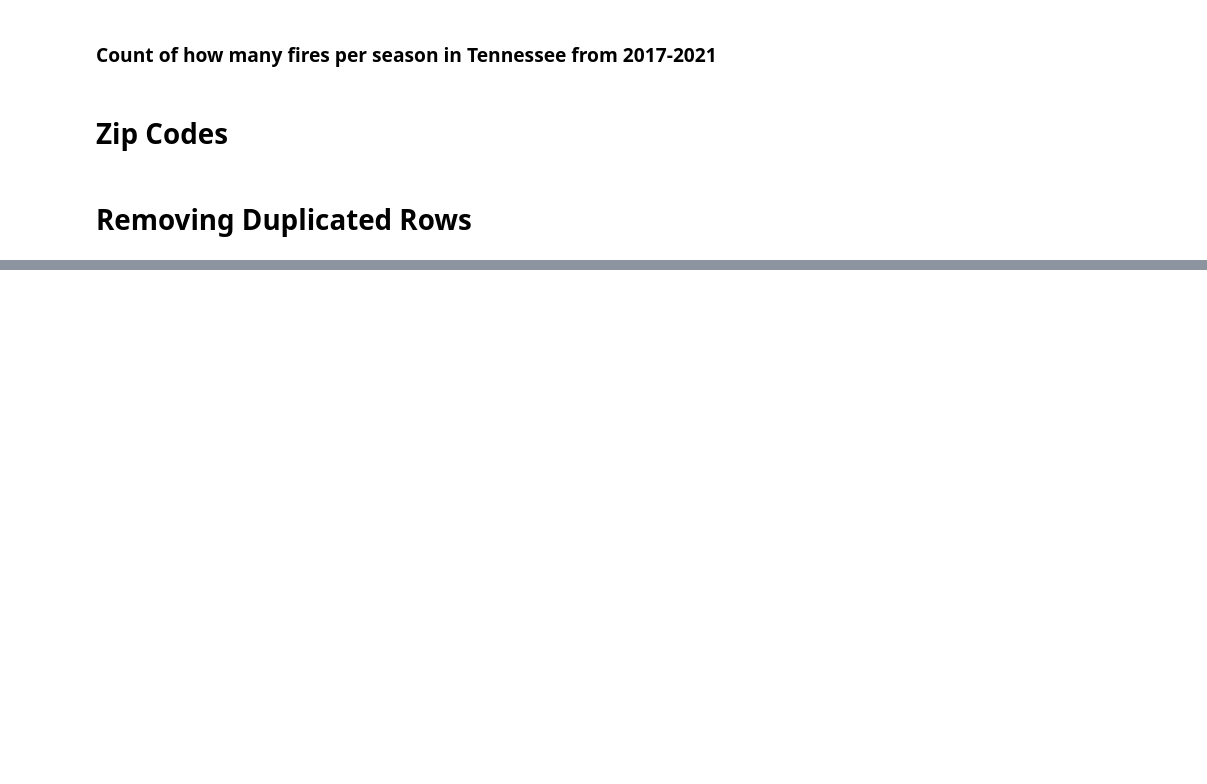
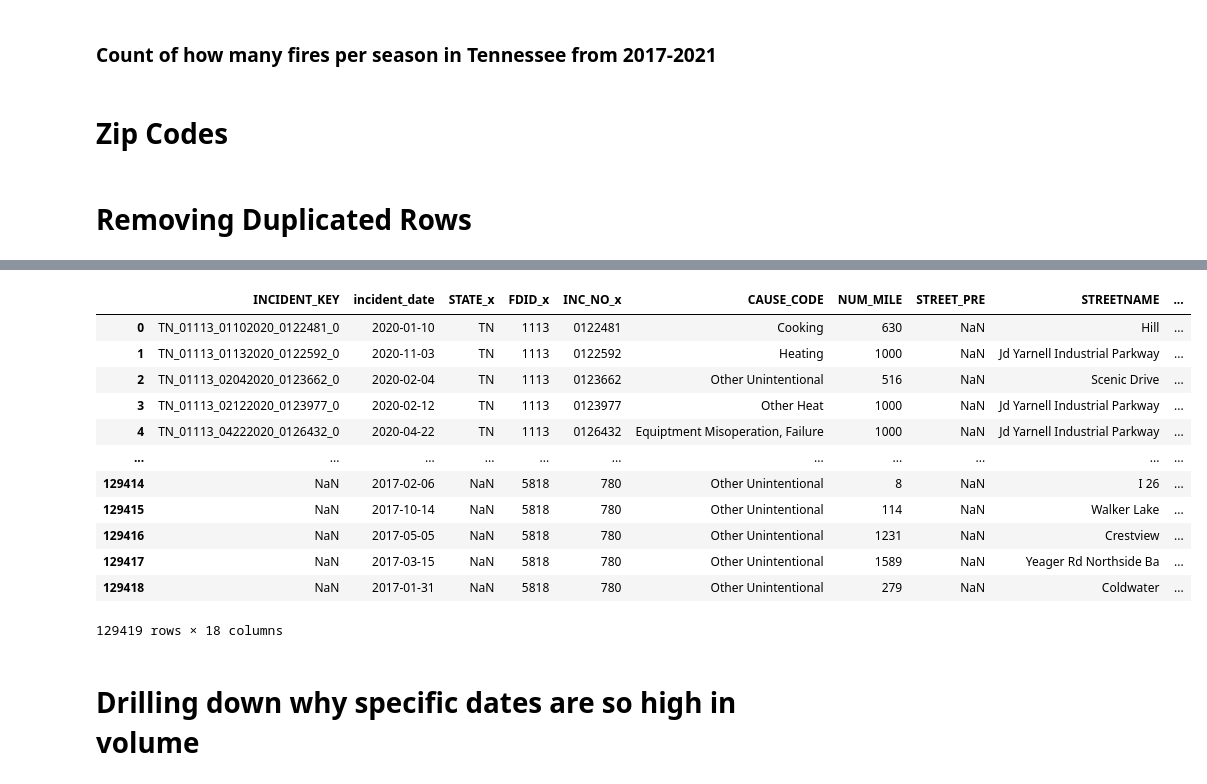
Before and after one commit to emilyewilson/capstone, a Jupyter notebook: Capstone.ipynb, the cells around one changed output, grey strips where cells are left out. Drawn from its saved outputs; the diff is of its cells as text; code cells hidden in the pictures; blank space fills up the shorter version.

```diff
--- a/Capstone.ipynb
+++ b/Capstone.ipynb
@@ -580,0 +613,3 @@ tnfires.to_csv('data/tnfires.csv')
+# %%
+tnfires['incident_date'] = pd.to_datetime(tnfires['incident_date'])
+tnfires.info()
@@ -580,0 +621,17 @@ tnfires.to_csv('data/tnfires.csv')
+# %%
+tnfires = tnfires.drop(columns=['Unnamed: 0'])
+tnfires
+# %% [output]
+|  | INCIDENT_KEY | incident_date | STATE_x | FDID_x | INC_NO_x | CAUSE_CODE | NUM_MILE | STREET_PRE | STREETNAME | ... |
+| 0 | TN_01113_01102020_0122481_0 | 2020-01-10 | TN | 1113 | 0122481 | Cooking | 630 | NaN | Hill | ... |
+| 1 | TN_01113_01132020_0122592_0 | 2020-11-03 | TN | 1113 | 0122592 | Heating | 1000 | NaN | Jd Yarnell Industrial Parkway | ... |
+| 2 | TN_01113_02042020_0123662_0 | 2020-02-04 | TN | 1113 | 0123662 | Other Unintentional | 516 | NaN | Scenic Drive | ... |
+| 3 | TN_01113_02122020_0123977_0 | 2020-02-12 | TN | 1113 | 0123977 | Other Heat | 1000 | NaN | Jd Yarnell Industrial Parkway | ... |
+| 4 | TN_01113_04222020_0126432_0 | 2020-04-22 | TN | 1113 | 0126432 | Equiptment Misoperation, Failure | 1000 | NaN | Jd Yarnell Industrial Parkway | ... |
+| ... | ... | ... | ... | ... | ... | ... | ... | ... | ... | ... |
+| 129414 | NaN | 2017-02-06 | NaN | 5818 | 780 | Other Unintentional | 8 | NaN | I 26 | ... |
+| 129415 | NaN | 2017-10-14 | NaN | 5818 | 780 | Other Unintentional | 114 | NaN | Walker Lake | ... |
+| 129416 | NaN | 2017-05-05 | NaN | 5818 | 780 | Other Unintentional | 1231 | NaN | Crestview | ... |
+| 129417 | NaN | 2017-03-15 | NaN | 5818 | 780 | Other Unintentional | 1589 | NaN | Yeager Rd Northside Ba | ... |
+| 129418 | NaN | 2017-01-31 | NaN | 5818 | 780 | Other Unintentional | 279 | NaN | Coldwater | ... |
+129419 rows × 18 columns
@@ -580,0 +640,2 @@ tnfires.to_csv('data/tnfires.csv')
+# %% [markdown]
+# Drilling down why specific dates are so high in volume
```
Also changed, not shown: parts of 13 cells of this notebook.
